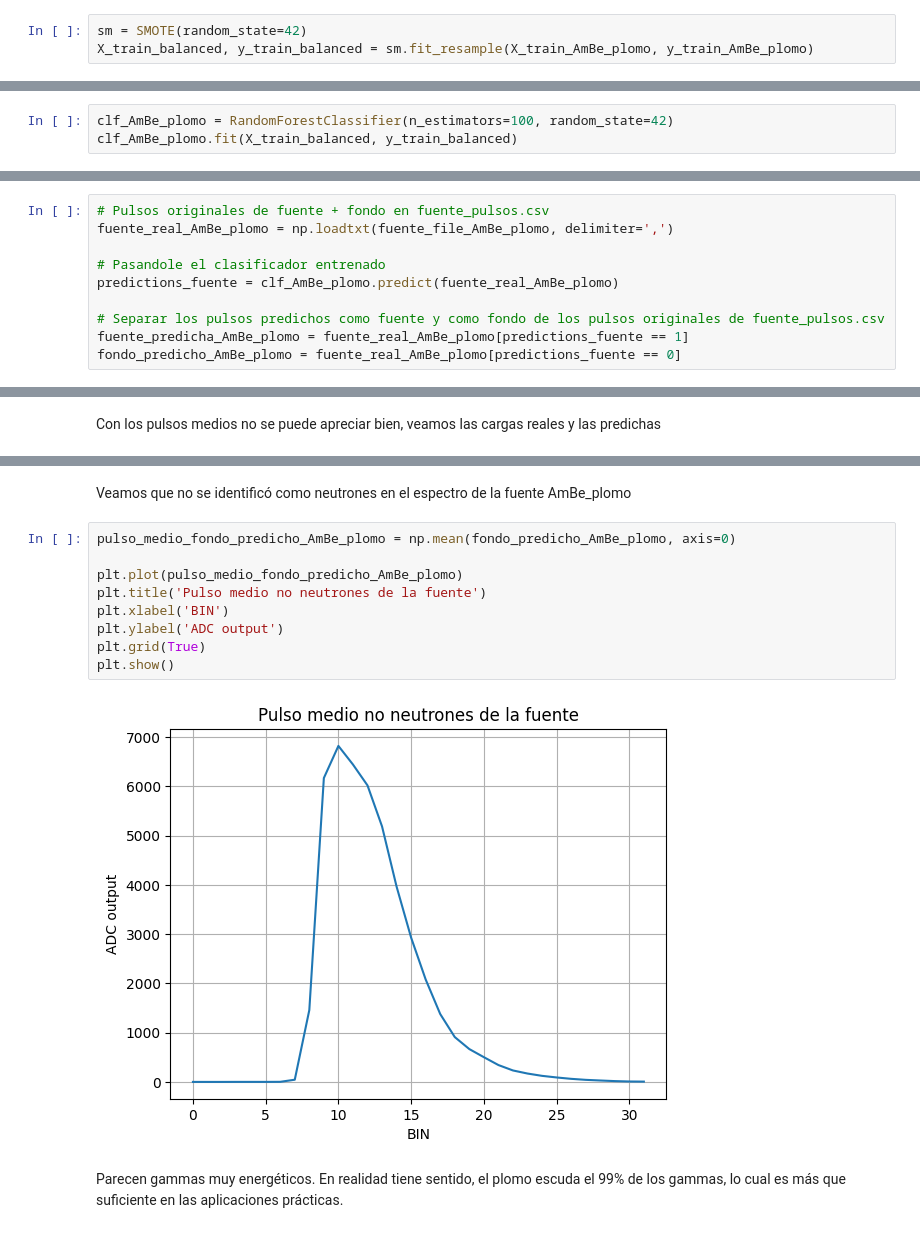
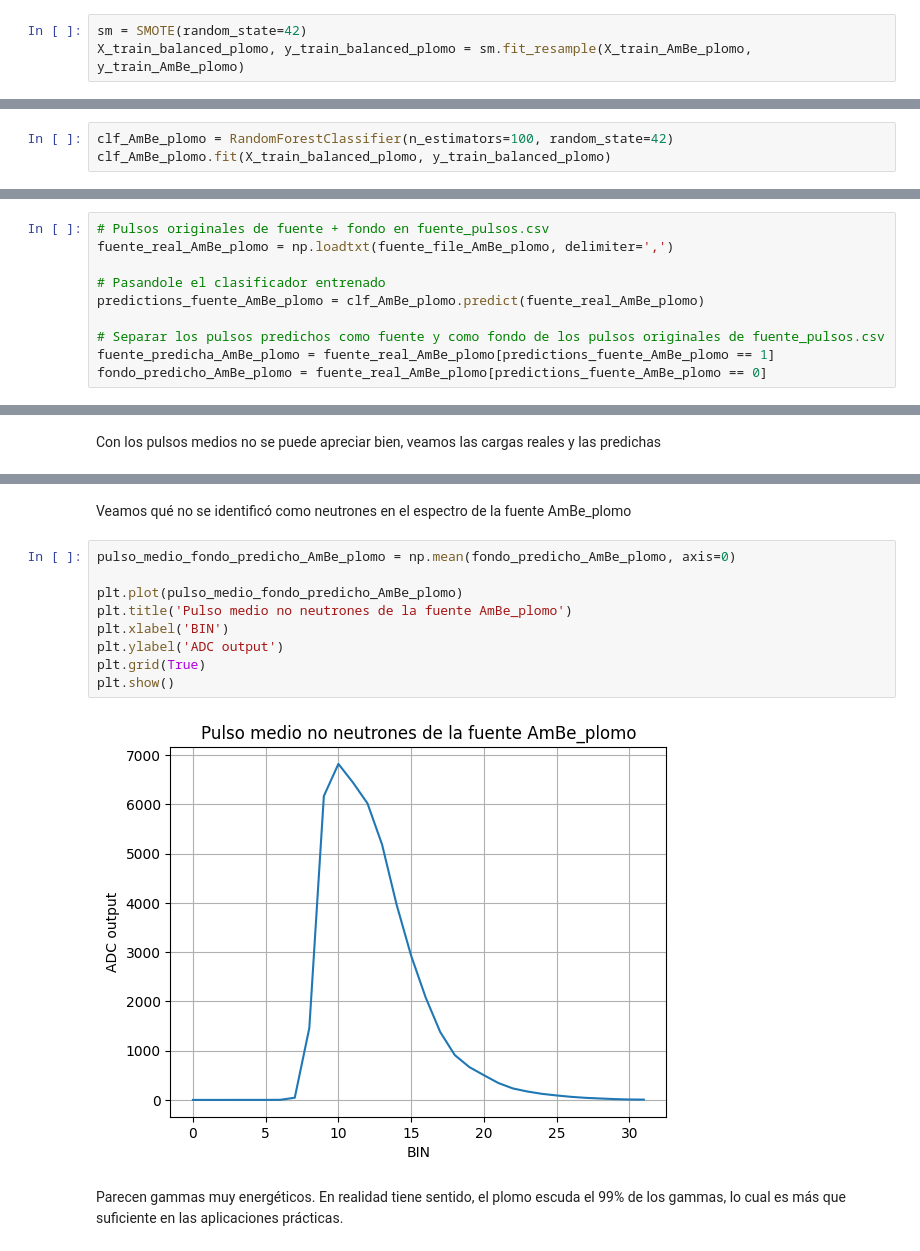
Before and after one commit to saisito/MLF_nunez-alejandro, a Jupyter notebook: nunez-alejandro.ipynb, the cells around one changed output, grey strips where cells are left out. Saved outputs shown, nothing was run; the diff lists cells and outputs as text.

```diff
--- a/nunez-alejandro.ipynb
+++ b/nunez-alejandro.ipynb
@@ -443,12 +441,12 @@ X_train_AmBe_plomo, X_test_AmBe_plomo, y_train_AmBe_plomo, y_test_AmBe_plomo = t
 Si las clases están desbalanceadas, el modelo puede inclinarse hacia la clase mayoritaria. Usaremos técnicas de balanceo como submuestreo de la clase mayoritaria o sobremuestreo de la clase minoritaria
 # %%
 sm = SMOTE(random_state=42)
-X_train_balanced, y_train_balanced = sm.fit_resample(X_train_AmBe_plomo, y_train_AmBe_plomo)
+X_train_balanced_plomo, y_train_balanced_plomo = sm.fit_resample(X_train_AmBe_plomo, y_train_AmBe_plomo)
 # %% [markdown]
 Entrenar el modelo con losdatos balanceados, empecemos con un Random Forest
 # %%
 clf_AmBe_plomo = RandomForestClassifier(n_estimators=100, random_state=42)
-clf_AmBe_plomo.fit(X_train_balanced, y_train_balanced)
+clf_AmBe_plomo.fit(X_train_balanced_plomo, y_train_balanced_plomo)
 # %% [output]
 RandomForestClassifier(random_state=42)
 # %% [markdown]
@@ -479,11 +477,11 @@ Parece casi perfecto! Vamos a intentar clasificar neutrones de fondo
 fuente_real_AmBe_plomo = np.loadtxt(fuente_file_AmBe_plomo, delimiter=',')
 
 # Pasandole el clasificador entrenado
-predictions_fuente = clf_AmBe_plomo.predict(fuente_real_AmBe_plomo)
+predictions_fuente_AmBe_plomo = clf_AmBe_plomo.predict(fuente_real_AmBe_plomo)
 
 # Separar los pulsos predichos como fuente y como fondo de los pulsos originales de fuente_pulsos.csv
-fuente_predicha_AmBe_plomo = fuente_real_AmBe_plomo[predictions_fuente == 1]
-fondo_predicho_AmBe_plomo = fuente_real_AmBe_plomo[predictions_fuente == 0]
+fuente_predicha_AmBe_plomo = fuente_real_AmBe_plomo[predictions_fuente_AmBe_plomo == 1]
+fondo_predicho_AmBe_plomo = fuente_real_AmBe_plomo[predictions_fuente_AmBe_plomo == 0]
 # %% [markdown]
 Veamos la forma de los pulsos
 # %%
@@ -518,18 +516,18 @@ Carga fuente real AmBe: 985038694.0
 Carga neutrones predichos: 980142111.0
 Carga no neutrones predichos 4896583.0
 # %% [markdown]
-Veamos que no se identificó como neutrones en el espectro de la fuente AmBe_plomo
+Veamos qué no se identificó como neutrones en el espectro de la fuente AmBe_plomo
 # %%
 pulso_medio_fondo_predicho_AmBe_plomo = np.mean(fondo_predicho_AmBe_plomo, axis=0)
 
 plt.plot(pulso_medio_fondo_predicho_AmBe_plomo)
-plt.title('Pulso medio no neutrones de la fuente')
+plt.title('Pulso medio no neutrones de la fuente AmBe_plomo')
 plt.xlabel('BIN')
 plt.ylabel('ADC output')
 plt.grid(True)
 plt.show()
 # %% [output]
-[figure, old version]
+[figure, new version]
 # %% [markdown]
 Parecen gammas muy energéticos. En realidad tiene sentido, el plomo escuda el 99% de los gammas, lo cual es más que suficiente en las aplicaciones prácticas.
 # %% [markdown]
```
Also changed, not shown: parts of 25 cells of this notebook, 2 other files.
